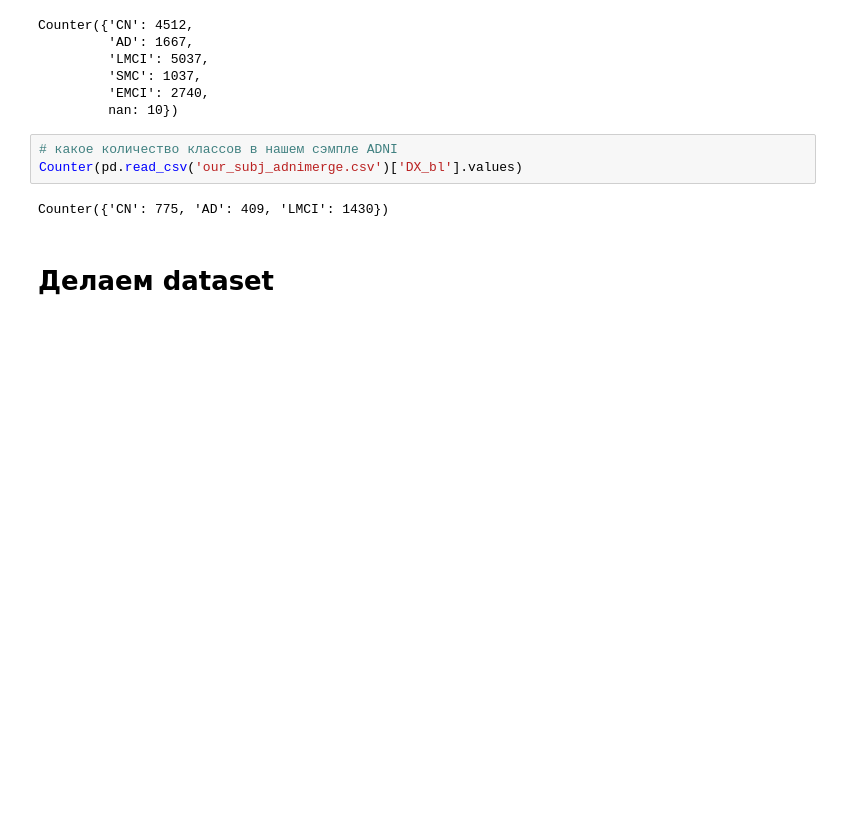
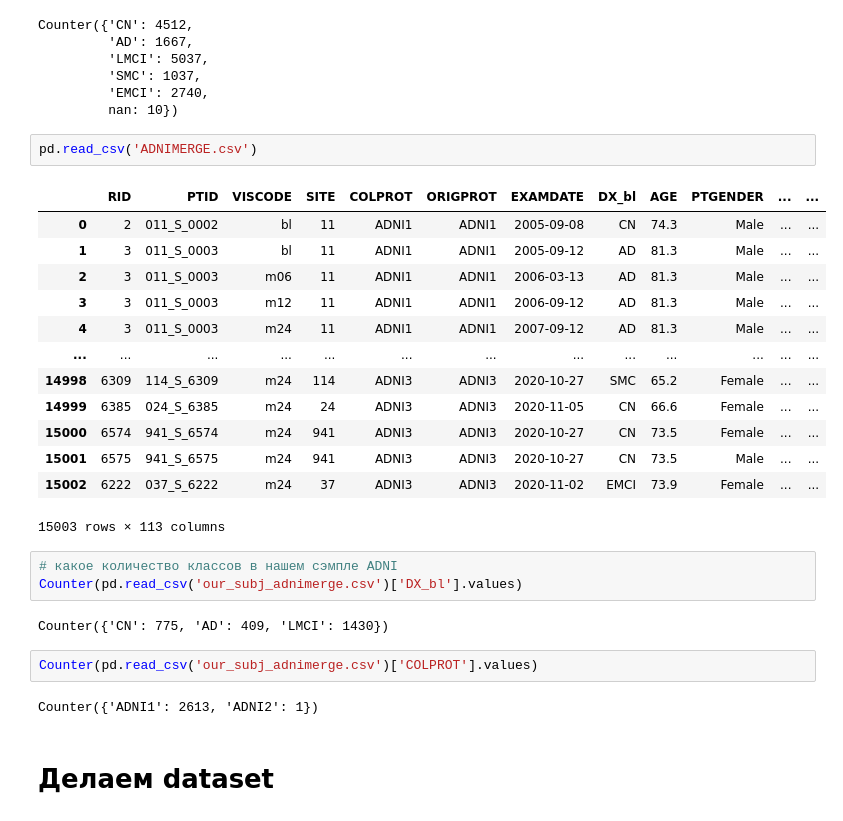
Before and after one commit to PolinaDruzhinina/Explainable_neuroViT, a Jupyter notebook: train_ViT.ipynb, the cells around one changed output. Drawn from its saved outputs; the diff is of its cells as text; blank space fills up the shorter version.

```diff
--- a/train_ViT.ipynb
+++ b/train_ViT.ipynb
@@ -33,11 +33,31 @@ Counter({'CN': 4512,
          'SMC': 1037,
          'EMCI': 2740,
          nan: 10})
+# %%
+pd.read_csv('ADNIMERGE.csv')
+# %% [output]
+|  | RID | PTID | VISCODE | SITE | COLPROT | ORIGPROT | EXAMDATE | DX_bl | AGE | PTGENDER | ... | ... |
+| 0 | 2 | 011_S_0002 | bl | 11 | ADNI1 | ADNI1 | 2005-09-08 | CN | 74.3 | Male | ... | ... |
+| 1 | 3 | 011_S_0003 | bl | 11 | ADNI1 | ADNI1 | 2005-09-12 | AD | 81.3 | Male | ... | ... |
+| 2 | 3 | 011_S_0003 | m06 | 11 | ADNI1 | ADNI1 | 2006-03-13 | AD | 81.3 | Male | ... | ... |
+| 3 | 3 | 011_S_0003 | m12 | 11 | ADNI1 | ADNI1 | 2006-09-12 | AD | 81.3 | Male | ... | ... |
+| 4 | 3 | 011_S_0003 | m24 | 11 | ADNI1 | ADNI1 | 2007-09-12 | AD | 81.3 | Male | ... | ... |
+| ... | ... | ... | ... | ... | ... | ... | ... | ... | ... | ... | ... | ... |
+| 14998 | 6309 | 114_S_6309 | m24 | 114 | ADNI3 | ADNI3 | 2020-10-27 | SMC | 65.2 | Female | ... | ... |
+| 14999 | 6385 | 024_S_6385 | m24 | 24 | ADNI3 | ADNI3 | 2020-11-05 | CN | 66.6 | Female | ... | ... |
+| 15000 | 6574 | 941_S_6574 | m24 | 941 | ADNI3 | ADNI3 | 2020-10-27 | CN | 73.5 | Female | ... | ... |
+| 15001 | 6575 | 941_S_6575 | m24 | 941 | ADNI3 | ADNI3 | 2020-10-27 | CN | 73.5 | Male | ... | ... |
+| 15002 | 6222 | 037_S_6222 | m24 | 37 | ADNI3 | ADNI3 | 2020-11-02 | EMCI | 73.9 | Female | ... | ... |
+15003 rows × 113 columns
 # %%
 # какое количество классов в нашем сэмпле ADNI
 Counter(pd.read_csv('our_subj_adnimerge.csv')['DX_bl'].values)
 # %% [output]
 Counter({'CN': 775, 'AD': 409, 'LMCI': 1430})
+# %%
+Counter(pd.read_csv('our_subj_adnimerge.csv')['COLPROT'].values)
+# %% [output]
+Counter({'ADNI1': 2613, 'ADNI2': 1})
 # %% [markdown]
 # Делаем dataset
 # %%
```
Also changed, not shown: parts of 18 cells of this notebook, 16 other files.
